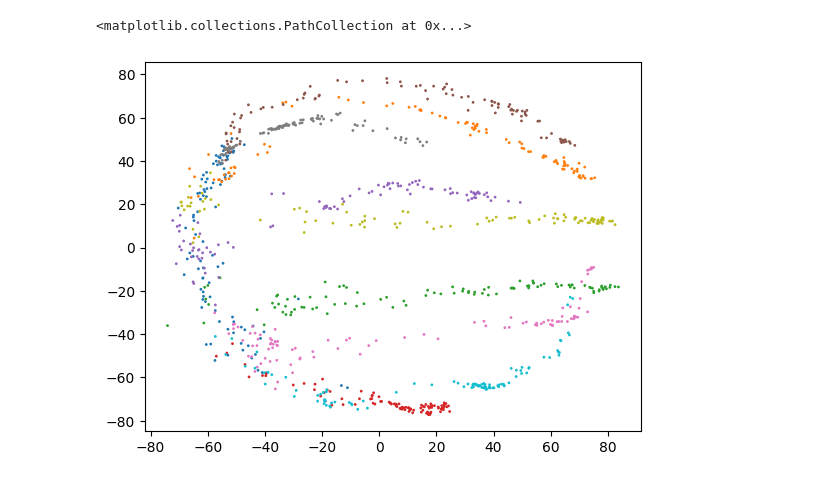
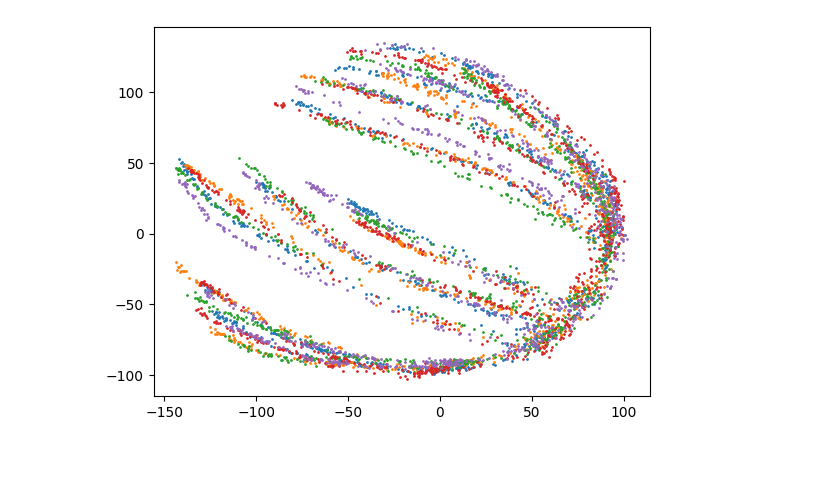
Before and after one commit to theo-long/uPHATE, a Jupyter notebook: examples/synthetic_tree.ipynb, the cells around one changed output. Saved outputs shown, nothing was run; the diff lists cells and outputs as text; code cells hidden in the pictures.

```diff
--- a/examples/synthetic_tree.ipynb
+++ b/examples/synthetic_tree.ipynb
@@ -45,9 +15,7 @@ plt.scatter(*X_phate.T, c=labels, cmap="tab10", s=1)
 # %%
-X_uphate = get_phate_embedding(
+embeddings = get_phate_embedding_bootstrap(
     jnp.array(X),
     jax.random.key(20),
-    n_components=2,
-    knn=5,
+    n_samples=20,
     t=20,
-    n_landmark=None,
-).block_until_ready()
+)
@@ -59,16 +22,6 @@ plt.scatter(*X_uphate.T, c=labels, cmap="tab10", s=1)
-# %%
-weights = jax.random.dirichlet(jax.random.key(20), jnp.ones(X.shape[0]) * 0.1)
-X_uphate = get_phate_embedding(
-    jnp.array(X),
-    jax.random.key(20),
-    n_components=2,
-    knn=5,
-    t=20,
-    n_landmark=None,
-    weights=weights,
-)
-
-plt.scatter(*X_uphate.T, c=labels, cmap="tab10", s=1)
-# %% [output]
-<matplotlib.collections.PathCollection at 0x...>
-[figure, removed]
+# %%
+aligned_embeddings = jnp.array(list(map(lambda e: align_embeddings(embeddings[0], e), embeddings)))
+for emb in aligned_embeddings[:5]:
+    plt.scatter(*emb.T, s=1)
+# %% [output]
+[figure, added]
```
Also changed, not shown: parts of 5 cells of this notebook.
